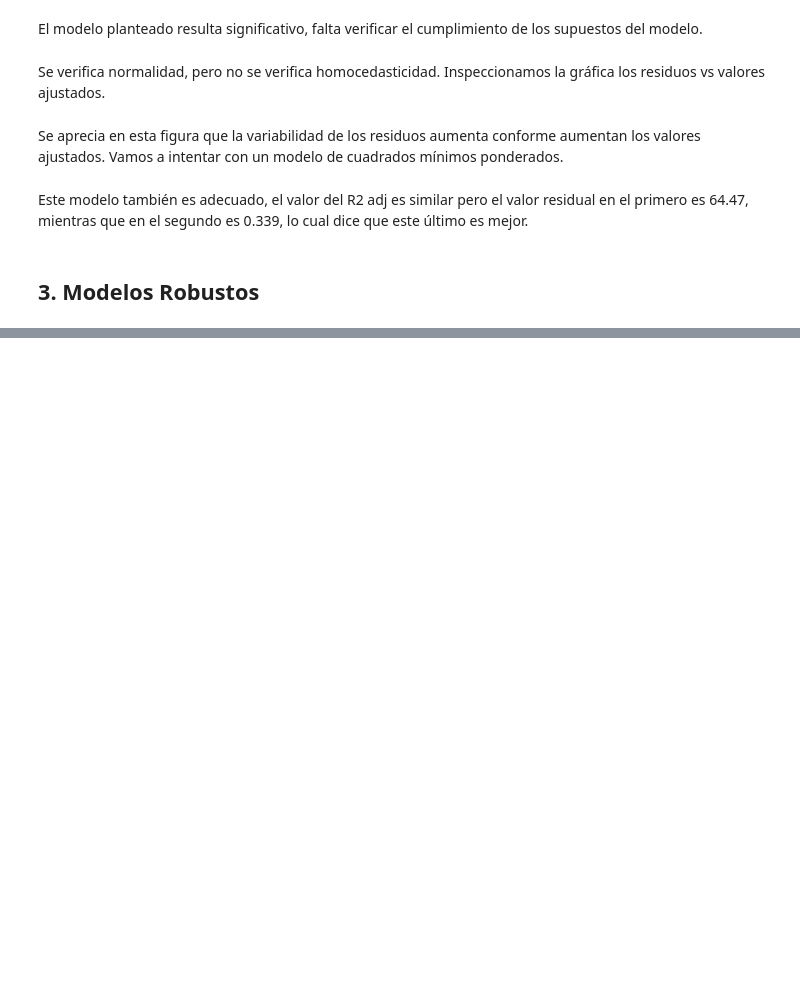
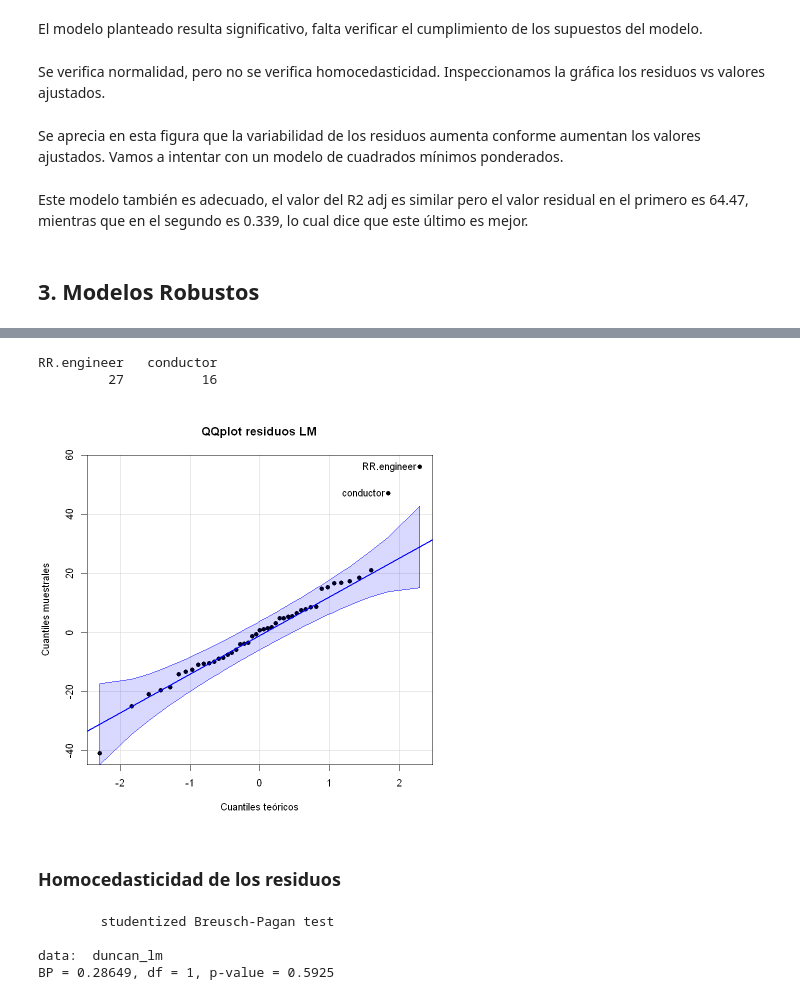
Before and after one commit to ferdcoz/mcd-reg-adv, a Jupyter notebook: 0_Teoria/RA_T_C2.ipynb, the cells around one changed output, grey strips where cells are left out. Saved outputs shown, nothing was run; the diff lists cells and outputs as text; code cells hidden in the pictures; blank space fills up the shorter version.

```diff
--- a/0_Teoria/RA_T_C2.ipynb
+++ b/0_Teoria/RA_T_C2.ipynb
@@ -553,0 +586,4 @@ Este modelo también es adecuado, el valor del R2 adj es similar pero el valor r
+# %%
+# ajustamos un modelo lineal por OLS y visualizamos la calidad del ajuste
+duncan_lm <- lm( income ~ education, data = Duncan )
+summary( duncan_lm )
@@ -553,0 +630,18 @@ Este modelo también es adecuado, el valor del R2 adj es similar pero el valor r
+# %%
+qqPlot( residuos, pch = 19,
+    main = "QQplot residuos LM",
+    xlab = "Cuantiles teóricos",
+    ylab = "Cuantiles muestrales" )
+# %% [output]
+RR.engineer   conductor
+         27          16
+[figure, added]
+# %% [markdown]
+### Homocedasticidad de los residuos
+# %%
+bptest( duncan_lm )
+# %% [output]
+        studentized Breusch-Pagan test
+
+data:  duncan_lm
+BP = 0.28649, df = 1, p-value = 0.5925
```
Also changed, not shown: parts of 37 cells of this notebook.
